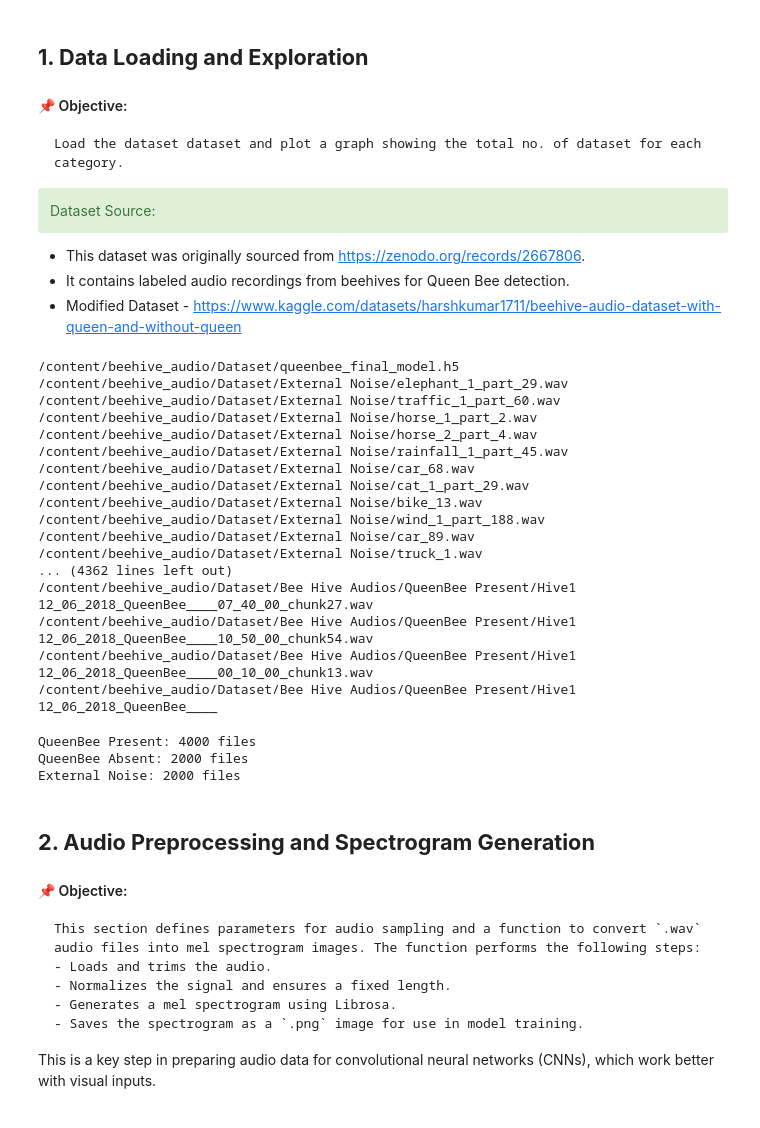
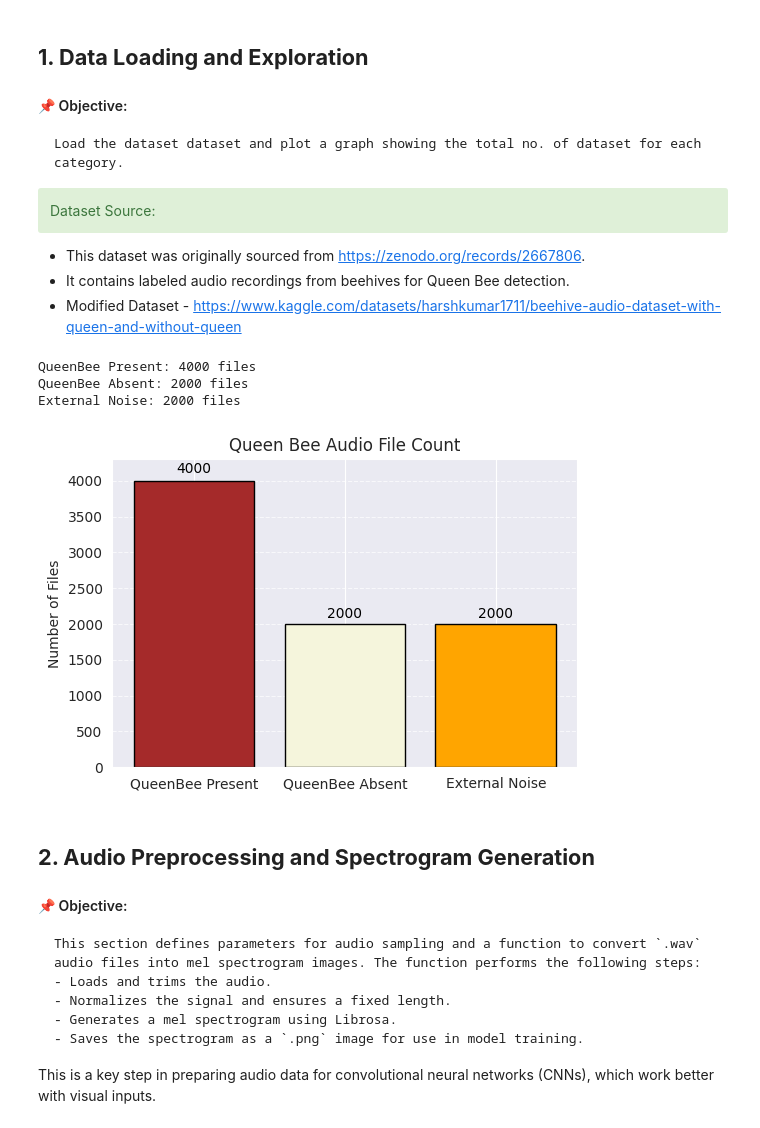
Before and after one commit to simlexx-k/QueenBeeAcoustics, a Jupyter notebook: Queen_Bee_detection_using_CNN.ipynb, the cells around one changed output. Cells and saved outputs as stored; diff of their text form; code cells hidden in the pictures.

```diff
--- a/Queen_Bee_detection_using_CNN.ipynb
+++ b/Queen_Bee_detection_using_CNN.ipynb
@@ -117,62 +82,45 @@ Requirement already satisfied: mdurl~=0.1 in /usr/local/lib/python3.12/dist-pack
 # %%
 #importing dataset from kaggle
 
-for dirname, _, filenames in os.walk('/content/beehive_audio'):
+for dirname, _, filenames in os.walk('/content/beehive_audio/7'):
     for filename in filenames:
         print(os.path.join(dirname, filename))
-# %% [output]
-/content/beehive_audio/Dataset/queenbee_final_model.h5
-/content/beehive_audio/Dataset/External Noise/elephant_1_part_29.wav
-/content/beehive_audio/Dataset/External Noise/traffic_1_part_60.wav
-/content/beehive_audio/Dataset/External Noise/horse_1_part_2.wav
-/content/beehive_audio/Dataset/External Noise/horse_2_part_4.wav
-/content/beehive_audio/Dataset/External Noise/rainfall_1_part_45.wav
-/content/beehive_audio/Dataset/External Noise/car_68.wav
-/content/beehive_audio/Dataset/External Noise/cat_1_part_29.wav
-/content/beehive_audio/Dataset/External Noise/bike_13.wav
-/content/beehive_audio/Dataset/External Noise/wind_1_part_188.wav
-/content/beehive_audio/Dataset/External Noise/car_89.wav
-/content/beehive_audio/Dataset/External Noise/truck_1.wav
-... (4362 lines left out)
-/content/beehive_audio/Dataset/Bee Hive Audios/QueenBee Present/Hive1 12_06_2018_QueenBee____07_40_00_chunk27.wav
-/content/beehive_audio/Dataset/Bee Hive Audios/QueenBee Present/Hive1 12_06_2018_QueenBee____10_50_00_chunk54.wav
-/content/beehive_audio/Dataset/Bee Hive Audios/QueenBee Present/Hive1 12_06_2018_QueenBee____00_10_00_chunk13.wav
-/content/beehive_audio/Dataset/Bee Hive Audios/QueenBee Present/Hive1 12_06_2018_QueenBee____
 # %%
 
 # Load base path
-base_path = "/content/beehive_audio/Dataset/Bee Hive Audios"
+base_path = "./content/beehive_audio/7/Dataset/Bee Hive Audios"
 
 # Include spaces prbboperly using raw string or quotes
 present_path = os.path.join(base_path, "QueenBee Present")
 absent_path = os.path.join(base_path, "QueenBee Absent")
-external_path= '/content/beehive_audio/Dataset/External Noise'
+external_path= './content/beehive_audio/7/Dataset/External Noise'
 
 # Count .wav files
 present_count = len([f for f in os.listdir(present_path) if f.endswith('.wav')])
 absent_count = len([f for f in os.listdir(absent_path) if f.endswith('.wav')])
 external_count = len([f for f in os.listdir(external_path) if f.endswith('.wav')])
 # Print counts
 print(f"QueenBee Present: {present_count} files")
 print(f"QueenBee Absent: {absent_count} files")
 print(f"External Noise: {external_count} files")
 
 # Plot the counts
 labels = ['QueenBee Present', 'QueenBee Absent','External Noise']
 counts = [present_count, absent_count, external_count]
 
 plt.figure(figsize=(6, 4))
 plt.ylim(0, 4300)
 bars=plt.bar(labels, counts, color=['brown', 'beige','orange'],edgecolor='black')
 plt.grid(axis="y",linestyle="--",alpha=0.7)
 for bar in bars:
     x = bar.get_x() + bar.get_width()/2
     y = bar.get_height()
     plt.text(x, y+y ** 0.5, str(y), ha='center', va='bottom', fontsize=10, color='black')
 plt.title("Queen Bee Audio File Count")
 plt.ylabel("Number of Files")
 plt.show()
 # %% [output]
 QueenBee Present: 4000 files
 QueenBee Absent: 2000 files
 External Noise: 2000 files
+[figure, added]
```
Also changed, not shown: parts of 26 cells of this notebook, 9 other files.
